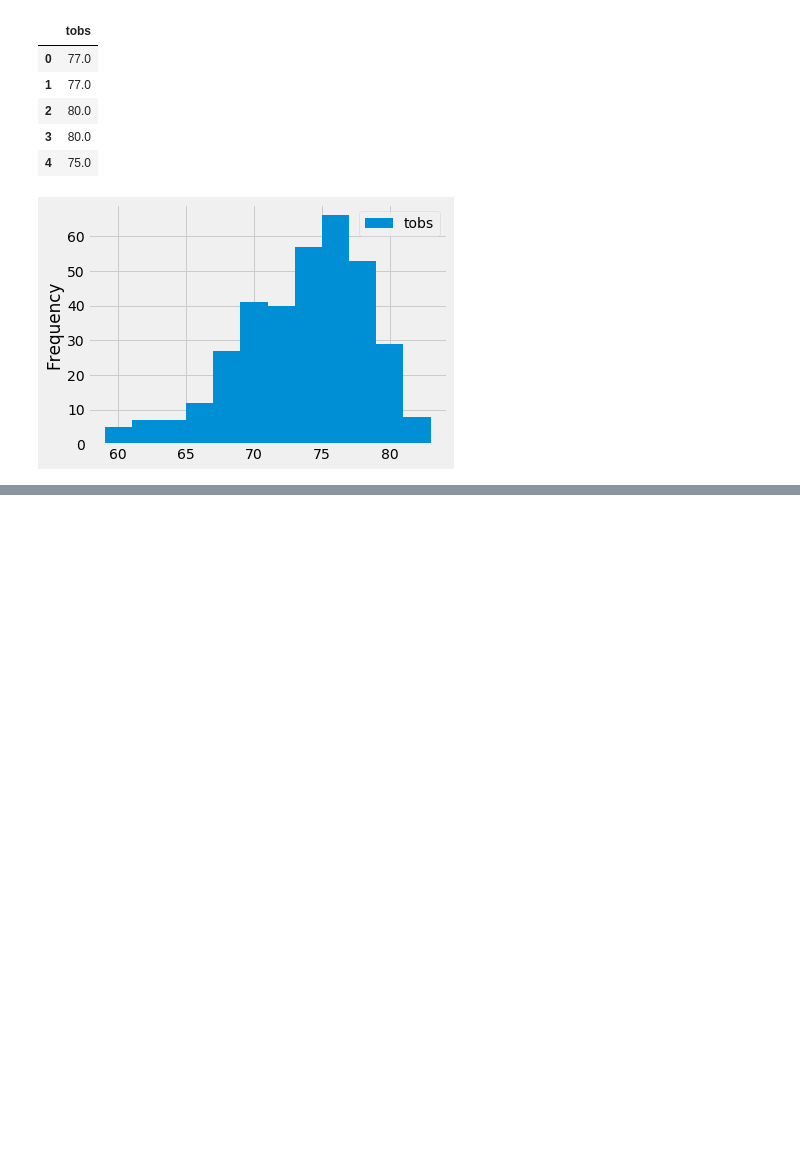
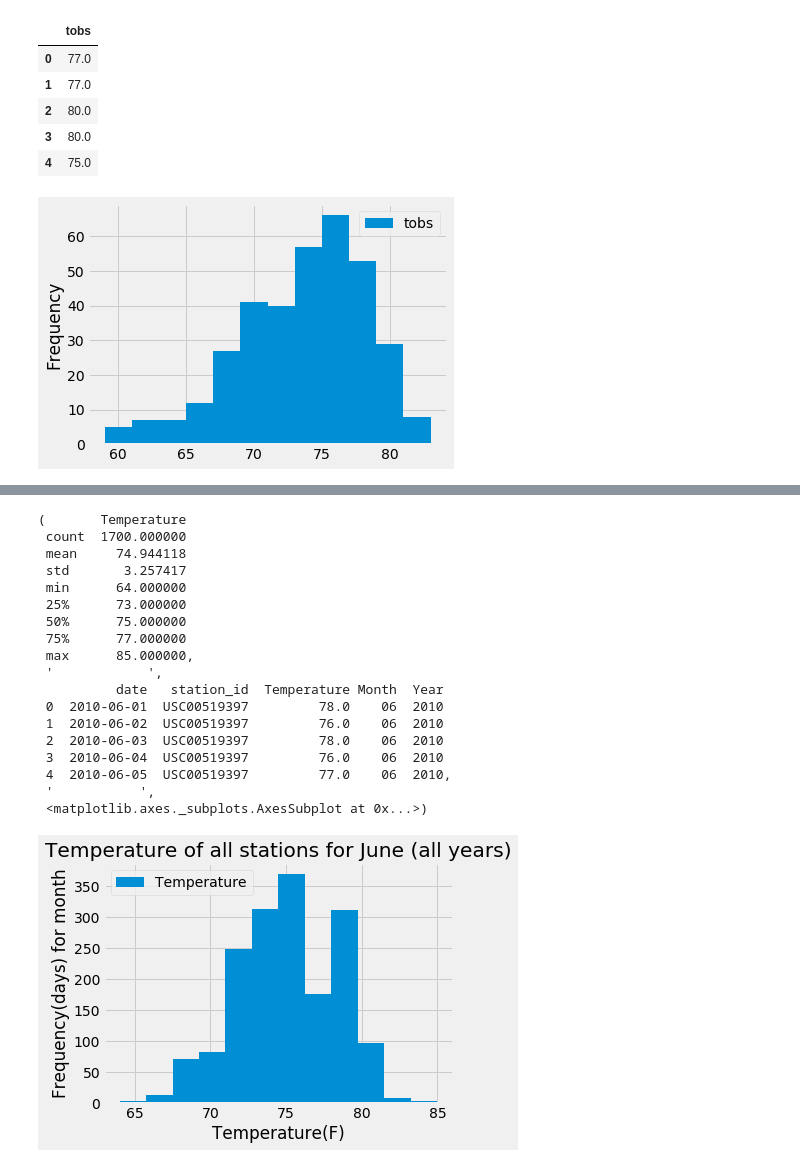
Before and after one commit to OpusRex/surfs_up, a Jupyter notebook: climate_analysis.ipynb, the cells around one changed output, grey strips where cells are left out. Cells and saved outputs as stored; diff of their text form; code cells hidden in the pictures; blank space fills up the shorter version.

```diff
--- a/climate_analysis.ipynb
+++ b/climate_analysis.ipynb
@@ -220,0 +381,22 @@ plt.tight_layout()
+# %%
+temps_measured('06')
+# %% [output]
+(       Temperature
+ count  1700.000000
+ mean     74.944118
+ std       3.257417
+ min      64.000000
+ 25%      73.000000
+ 50%      75.000000
+ 75%      77.000000
+ max      85.000000,
+ '            ',
+          date   station_id  Temperature Month  Year
+ 0  2010-06-01  USC00519397         78.0    06  2010
+ 1  2010-06-02  USC00519397         76.0    06  2010
+ 2  2010-06-03  USC00519397         78.0    06  2010
+ 3  2010-06-04  USC00519397         76.0    06  2010
+ 4  2010-06-05  USC00519397         77.0    06  2010,
+ '           ',
+ <matplotlib.axes._subplots.AxesSubplot at 0x...>)
+[figure, added]
```
Also changed, not shown: parts of 11 cells of this notebook.
